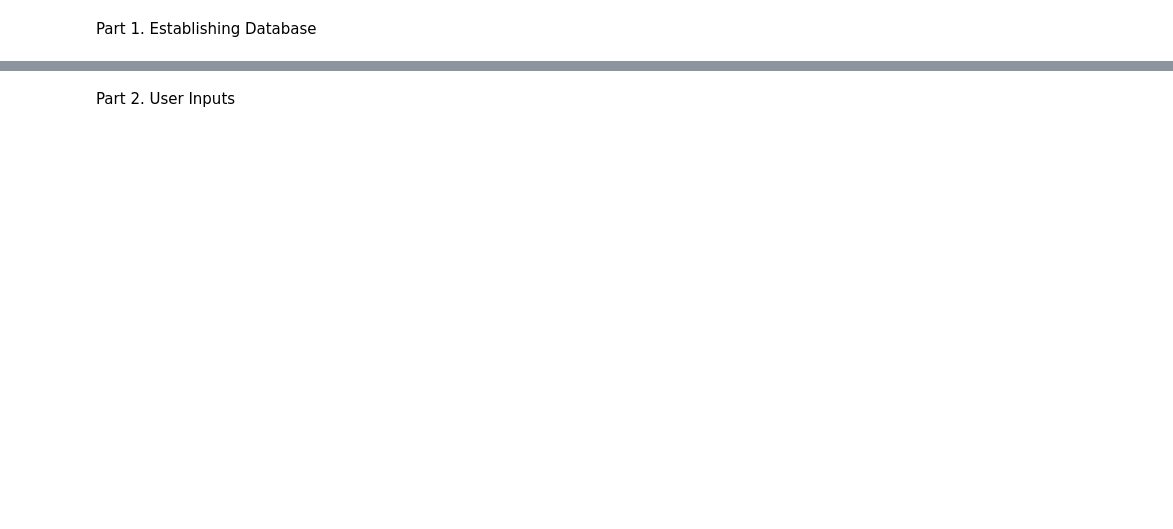
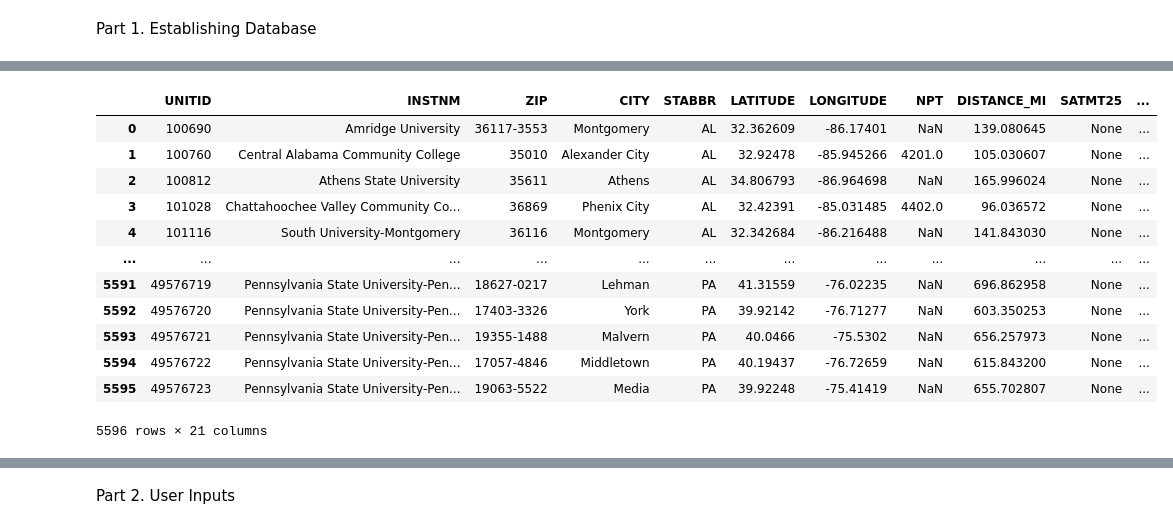
Before and after one commit to MaikKalil/CSE6242Project, a Jupyter notebook: Ranking Algorithm.ipynb, the cells around one changed output, grey strips where cells are left out. Cells and saved outputs as stored; diff of their text form; code cells hidden in the pictures; blank space fills up the shorter version.

```diff
--- a/Ranking Algorithm.ipynb
+++ b/Ranking Algorithm.ipynb
@@ -26,0 +589,16 @@ inst = pd.read_sql("SELECT * FROM inst",conn)
+# %%
+sqldf("SELECT * FROM test WHERE sat_math =0 and SATMT25 is null")
+# %% [output]
+|  | UNITID | INSTNM | ZIP | CITY | STABBR | LATITUDE | LONGITUDE | NPT | DISTANCE_MI | SATMT25 | ... |
+| 0 | 100690 | Amridge University | 36117-3553 | Montgomery | AL | 32.362609 | -86.17401 | NaN | 139.080645 | None | ... |
+| 1 | 100760 | Central Alabama Community College | 35010 | Alexander City | AL | 32.92478 | -85.945266 | 4201.0 | 105.030607 | None | ... |
+| 2 | 100812 | Athens State University | 35611 | Athens | AL | 34.806793 | -86.964698 | NaN | 165.996024 | None | ... |
+| 3 | 101028 | Chattahoochee Valley Community Co... | 36869 | Phenix City | AL | 32.42391 | -85.031485 | 4402.0 | 96.036572 | None | ... |
+| 4 | 101116 | South University-Montgomery | 36116 | Montgomery | AL | 32.342684 | -86.216488 | NaN | 141.843030 | None | ... |
+| ... | ... | ... | ... | ... | ... | ... | ... | ... | ... | ... | ... |
+| 5591 | 49576719 | Pennsylvania State University-Pen... | 18627-0217 | Lehman | PA | 41.31559 | -76.02235 | NaN | 696.862958 | None | ... |
+| 5592 | 49576720 | Pennsylvania State University-Pen... | 17403-3326 | York | PA | 39.92142 | -76.71277 | NaN | 603.350253 | None | ... |
+| 5593 | 49576721 | Pennsylvania State University-Pen... | 19355-1488 | Malvern | PA | 40.0466 | -75.5302 | NaN | 656.257973 | None | ... |
+| 5594 | 49576722 | Pennsylvania State University-Pen... | 17057-4846 | Middletown | PA | 40.19437 | -76.72659 | NaN | 615.843200 | None | ... |
+| 5595 | 49576723 | Pennsylvania State University-Pen... | 19063-5522 | Media | PA | 39.92248 | -75.41419 | NaN | 655.702807 | None | ... |
+5596 rows × 21 columns
```
Also changed, not shown: parts of 110 cells of this notebook.
